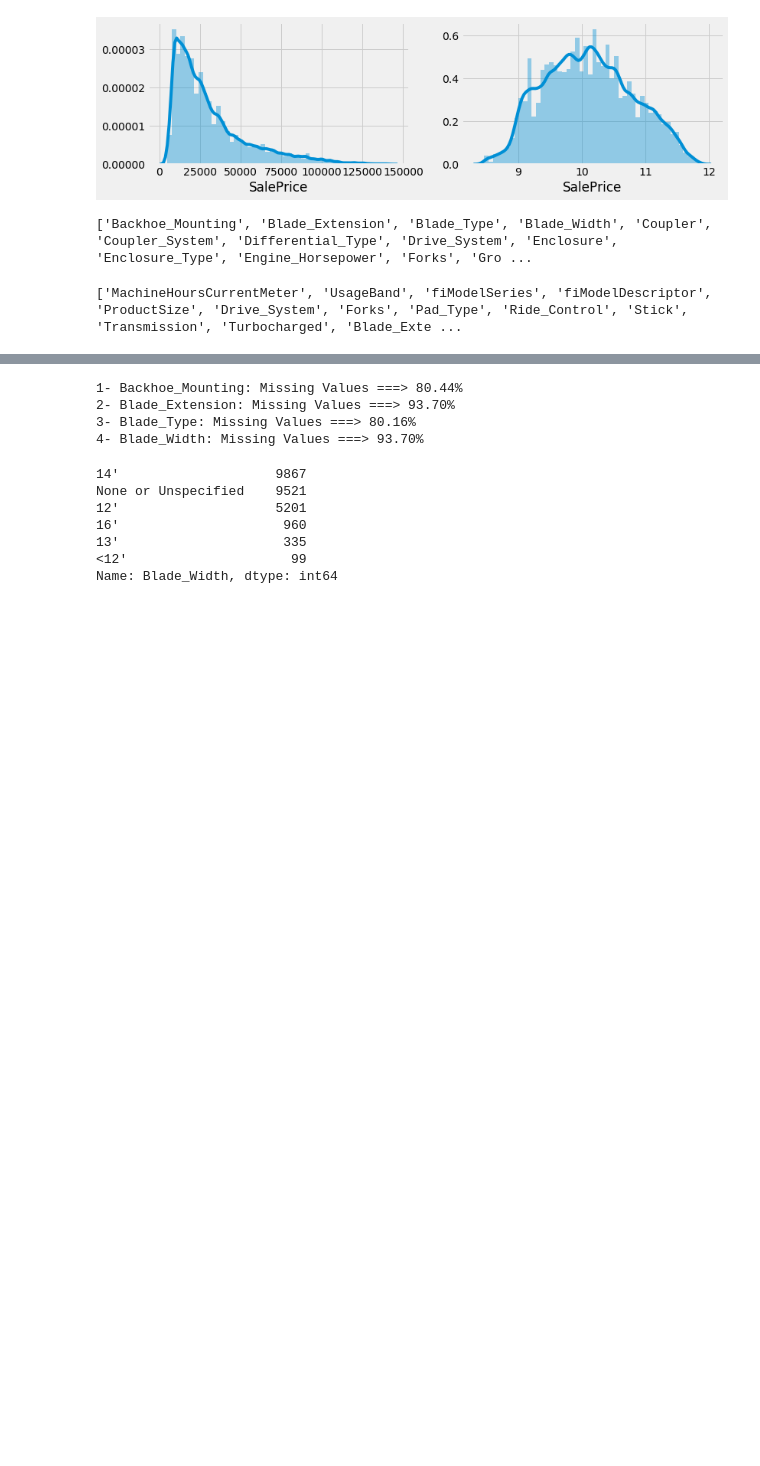
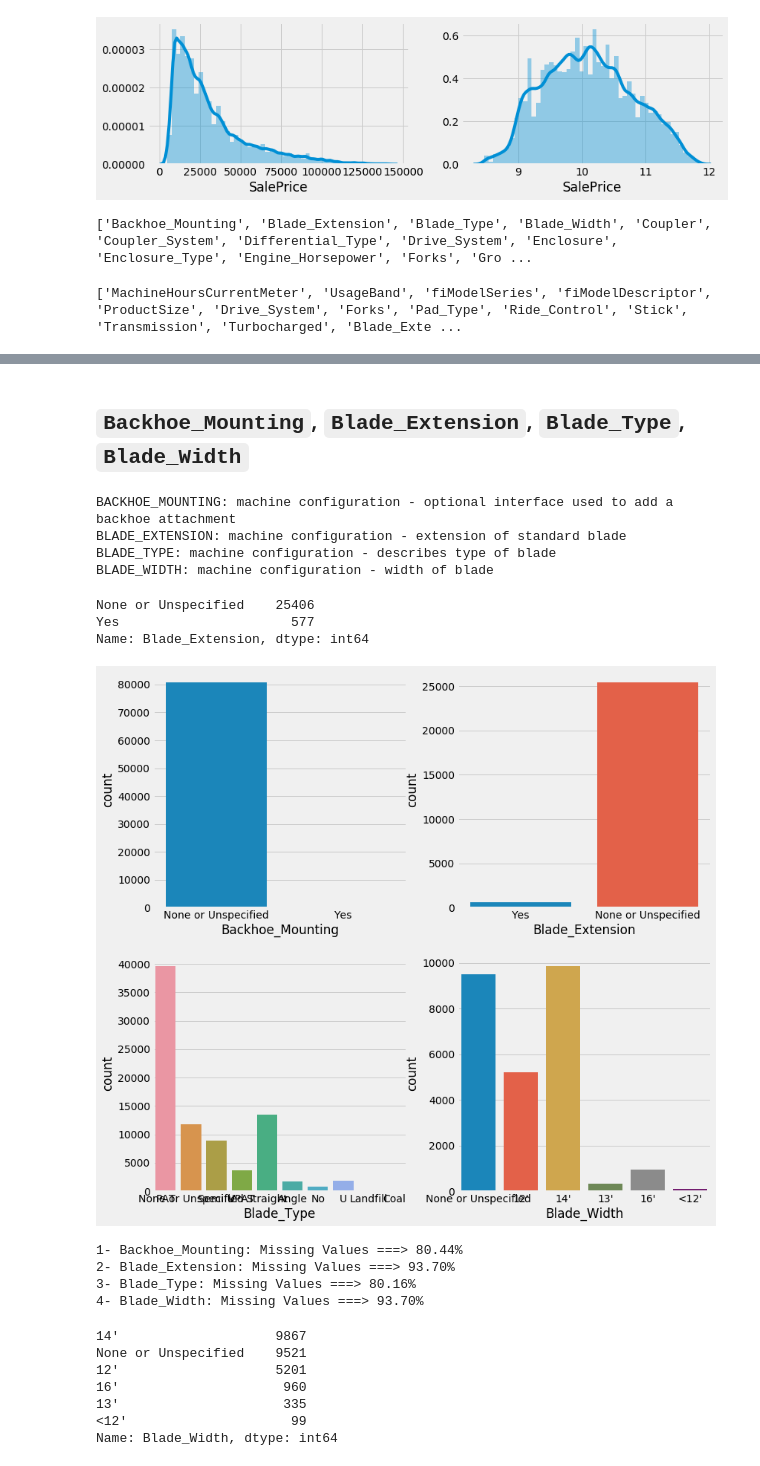
Before and after one commit to fares-ds/Blue-Book-for-Bulldozers-Kaggle-Competition, a Jupyter notebook: Blue_Book_for_Bulldozers_EDA.ipynb, the cells around one changed output, grey strips where cells are left out. Cells and saved outputs as stored; diff of their text form; code cells hidden in the pictures; blank space fills up the shorter version.

```diff
--- a/Blue_Book_for_Bulldozers_EDA.ipynb
+++ b/Blue_Book_for_Bulldozers_EDA.ipynb
@@ -172,0 +167,5 @@ data.MachineHoursCurrentMeter.isna().sum() / len(data)
+# %%
+# This will convert object type into category
+for label, content in data.items():
+    if pd.api.types.is_string_dtype(content):
+        data[label] = content.astype("category").cat.as_ordered()
@@ -173,3 +192,30 @@ data.MachineHoursCurrentMeter.isna().sum() / len(data)
+# %% [markdown]
+## `Backhoe_Mounting`, `Blade_Extension`, `Blade_Type`, `Blade_Width`
+# %%
+feature_info('Backhoe_Mounting')
+feature_info('Blade_Extension')
+feature_info('Blade_Type'),
+feature_info('Blade_Width')
+# %% [output]
+BACKHOE_MOUNTING: machine configuration - optional interface used to add a backhoe attachment
+BLADE_EXTENSION: machine configuration - extension of standard blade
+BLADE_TYPE: machine configuration - describes type of blade
+BLADE_WIDTH: machine configuration - width of blade
+# %%
+data.Blade_Extension.value_counts()
+# %% [output]
+None or Unspecified    25406
+Yes                      577
+Name: Blade_Extension, dtype: int64
+# %%
+columns = ['Backhoe_Mounting', 'Blade_Extension', 'Blade_Type', 'Blade_Width']
+plt.figure(figsize=(12, 12))
+for i, column in enumerate(columns, 1):
+    plt.subplot(2, 2, i)
+    g = sns.countplot(column, data=data)
+    g.
+# %% [output]
+[figure, added]
 # %%
 columns = ['Backhoe_Mounting', 'Blade_Extension', 'Blade_Type', 'Blade_Width']
 
```
Also changed, not shown: parts of 4 cells of this notebook.
